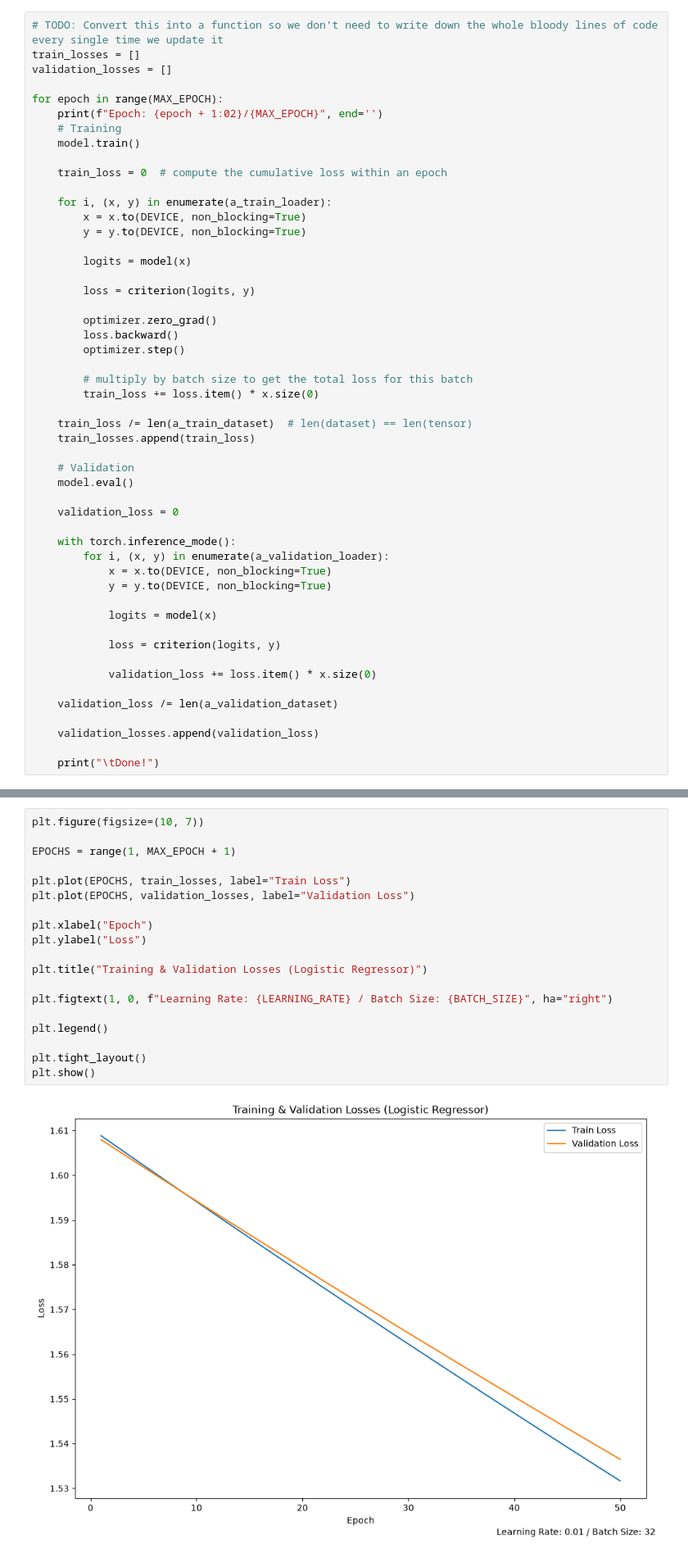
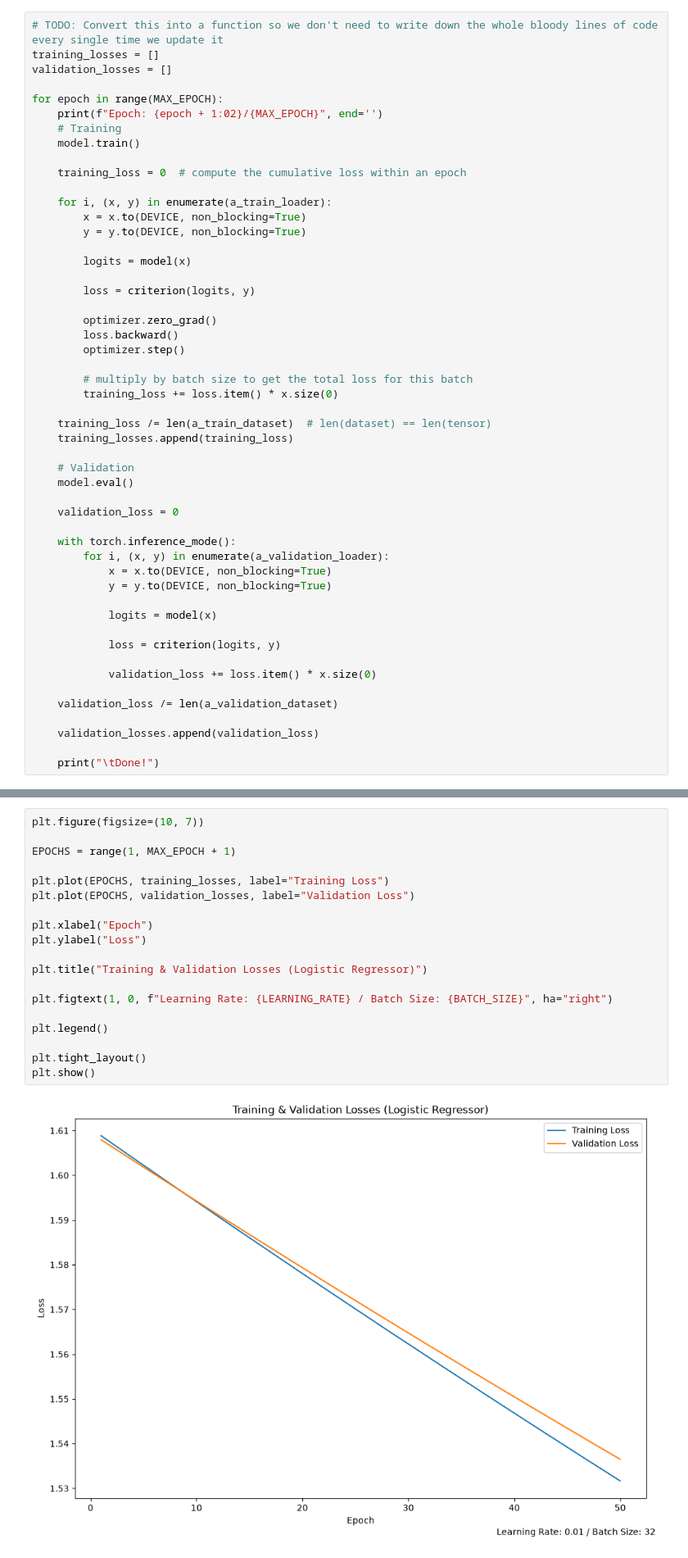
Before and after one commit to hotbox-works/News-Classification-Project, a Jupyter notebook: project1.ipynb, the cells around one changed output, grey strips where cells are left out. Shown at 82% size. Drawn from its saved outputs; the diff is of its cells as text.

```diff
--- a/project1.ipynb
+++ b/project1.ipynb
@@ -239,7 +241,7 @@ criterion = nn.CrossEntropyLoss()
 optimizer = optim.SGD(model.parameters(), lr=LEARNING_RATE)
 # %%
 # TODO: Convert this into a function so we don't need to write down the whole bloody lines of code every single time we update it
-train_losses = []
+training_losses = []
 validation_losses = []
 
 for epoch in range(MAX_EPOCH):
@@ -247,7 +249,7 @@ for epoch in range(MAX_EPOCH):
     # Training
     model.train()
 
-    train_loss = 0  # compute the cumulative loss within an epoch
+    training_loss = 0  # compute the cumulative loss within an epoch
 
     for i, (x, y) in enumerate(a_train_loader):
         x = x.to(DEVICE, non_blocking=True)
@@ -262,10 +264,10 @@ for epoch in range(MAX_EPOCH):
         optimizer.step()
 
         # multiply by batch size to get the total loss for this batch
-        train_loss += loss.item() * x.size(0)
+        training_loss += loss.item() * x.size(0)
 
-    train_loss /= len(a_train_dataset)  # len(dataset) == len(tensor)
-    train_losses.append(train_loss)
+    training_loss /= len(a_train_dataset)  # len(dataset) == len(tensor)
+    training_losses.append(training_loss)
 
     # Validation
     model.eval()
@@ -309,24 +311,24 @@ Epoch: 50/50    Done!
 # %%
 plt.figure(figsize=(10, 7))
 
 EPOCHS = range(1, MAX_EPOCH + 1)
 
-plt.plot(EPOCHS, train_losses, label="Train Loss")
+plt.plot(EPOCHS, training_losses, label="Training Loss")
 plt.plot(EPOCHS, validation_losses, label="Validation Loss")
 
 plt.xlabel("Epoch")
 plt.ylabel("Loss")
 
 plt.title("Training & Validation Losses (Logistic Regressor)")
 
 plt.figtext(1, 0, f"Learning Rate: {LEARNING_RATE} / Batch Size: {BATCH_SIZE}", ha="right")
 
 plt.legend()
 
 plt.tight_layout()
 plt.show()
 # %% [output]
-[figure, old version]
+[figure, new version]
 # %% [markdown]
 ### Custom Multi-Layer Perceptron
 # %% [markdown]
```
Also changed, not shown: parts of 7 cells of this notebook.
